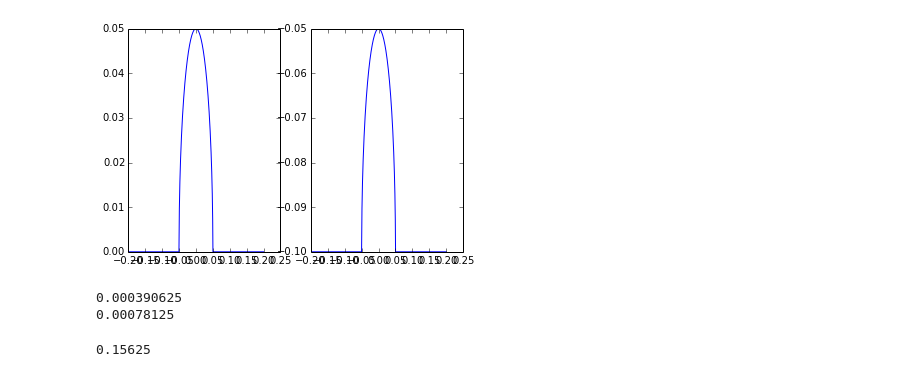
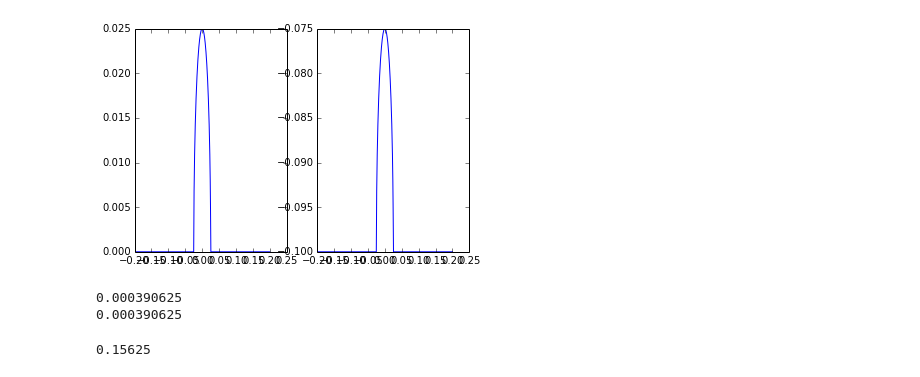
Before and after one commit to UBC-MOAD/flow_separation, a Jupyter notebook: notebooks_2D_runs/gen_flow_over_cylinder_case.ipynb, the cells around one changed output. Cells and saved outputs as stored; diff of their text form; code cells hidden in the pictures.

```diff
--- a/notebooks_2D_runs/gen_flow_over_cylinder_case.ipynb
+++ b/notebooks_2D_runs/gen_flow_over_cylinder_case.ipynb
@@ -8,28 +8,28 @@ import matplotlib.pyplot as plt # get plotting
 # %%
 _fluid_depth = 0.1; #tank depth
 _U0 = 0.01;
-_R0 = 0.05; #radius of cylinder
+_R0 = 0.025; #radius of cylinder
 _Ltank = 0.4; #length of tank
 
-_Nx = 1024; _Nz = 128;
+_Nx = 1024; _Nz = 256;
 _x = np.linspace(-_Ltank/2,_Ltank/2,_Nx)
 _z = np.linspace(-_fluid_depth,0,_Nz)
 
 _h = np.zeros((_Nx,1))
 for itr,xx in enumerate(_x):
     if xx > -_R0 and xx < _R0:
         _h[itr] = np.sqrt(_R0**2-xx**2);
 
 _bathy = _h-_fluid_depth;
 
 plt.figure();
 plt.subplot(1,2,1)
 plt.plot(_x,_h)
 plt.subplot(1,2,2)
 plt.plot(_x,_bathy)
 plt.show()
 # %% [output]
-[figure, old version]
+[figure, new version]
 # %%
 _Ubc_left = 0*_z+_U0;
 
@@ -56,11 +56,11 @@ _bathy_write = _bathy.reshape((1,_Nx)) # reshape for row/col ordering
 _bathy_write.astype(_w_type).tofile(_fobj); # write as correct type to handle
 _fobj.close(); # close to save
 # %%
-print _Ltank/1024
-print _fluid_depth/128
+print _Ltank/_Nx
+print _fluid_depth/_Nz
 # %% [output]
 0.000390625
-0.00078125
+0.000390625
 # %%
 20.0/128
 # %% [output]
```
Also changed, not shown: 1 other file.
